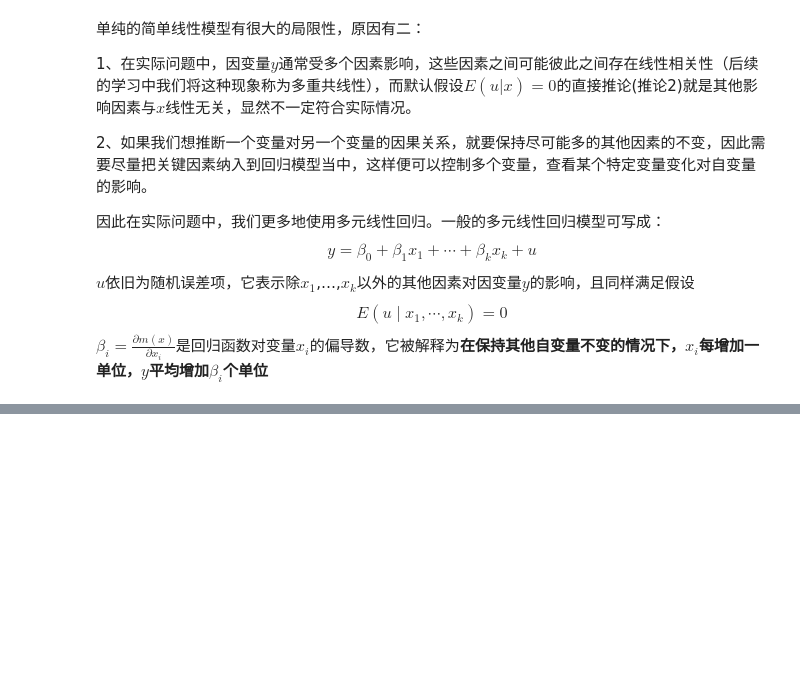
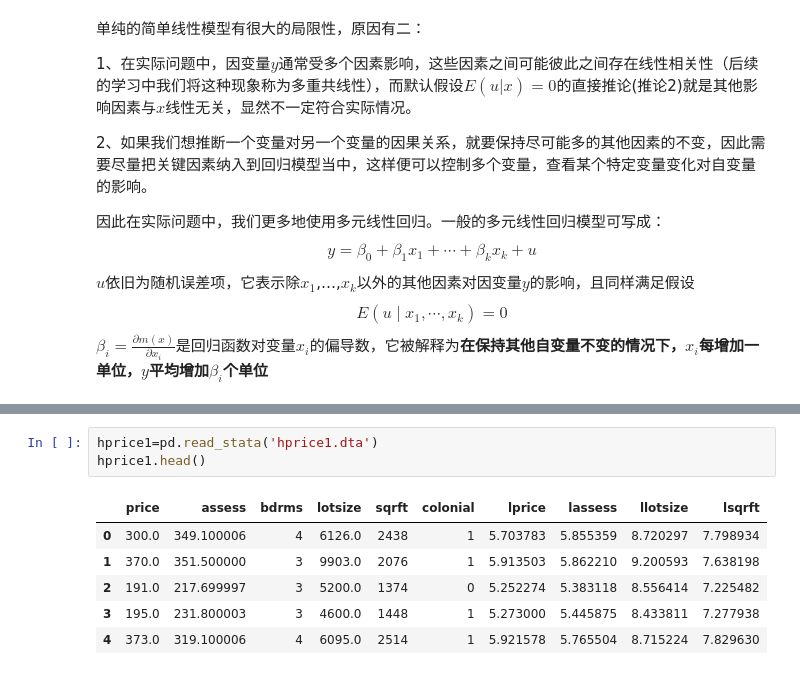
Before and after one commit to Git-Model/Modeling-Universe, a Jupyter notebook: Data-Story/统计分析之回归分析/回归.ipynb, the cells around one changed output, grey strips where cells are left out. Drawn from its saved outputs; the diff is of its cells as text; blank space fills up the shorter version.

```diff
--- a/Data-Story/统计分析之回归分析/回归.ipynb
+++ b/Data-Story/统计分析之回归分析/回归.ipynb
@@ -201,0 +1042,10 @@ data
+# %%
+hprice1=pd.read_stata('hprice1.dta')
+hprice1.head()
+# %% [output]
+|  | price | assess | bdrms | lotsize | sqrft | colonial | lprice | lassess | llotsize | lsqrft |
+| 0 | 300.0 | 349.100006 | 4 | 6126.0 | 2438 | 1 | 5.703783 | 5.855359 | 8.720297 | 7.798934 |
+| 1 | 370.0 | 351.500000 | 3 | 9903.0 | 2076 | 1 | 5.913503 | 5.862210 | 9.200593 | 7.638198 |
+| 2 | 191.0 | 217.699997 | 3 | 5200.0 | 1374 | 0 | 5.252274 | 5.383118 | 8.556414 | 7.225482 |
+| 3 | 195.0 | 231.800003 | 3 | 4600.0 | 1448 | 1 | 5.273000 | 5.445875 | 8.433811 | 7.277938 |
+| 4 | 373.0 | 319.100006 | 4 | 6095.0 | 2514 | 1 | 5.921578 | 5.765504 | 8.715224 | 7.829630 |
```
Also changed, not shown: parts of 124 cells of this notebook.
